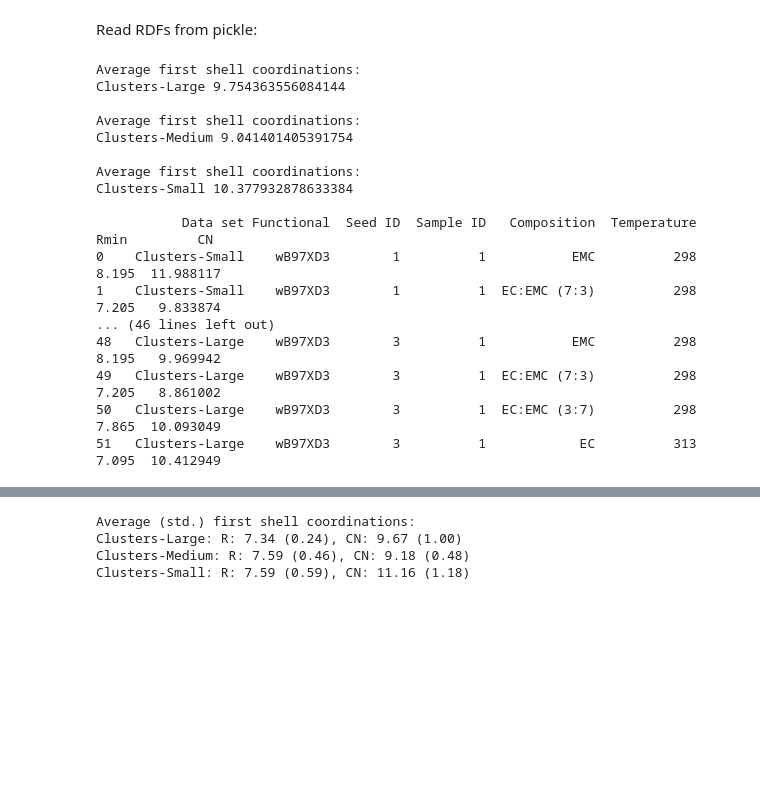
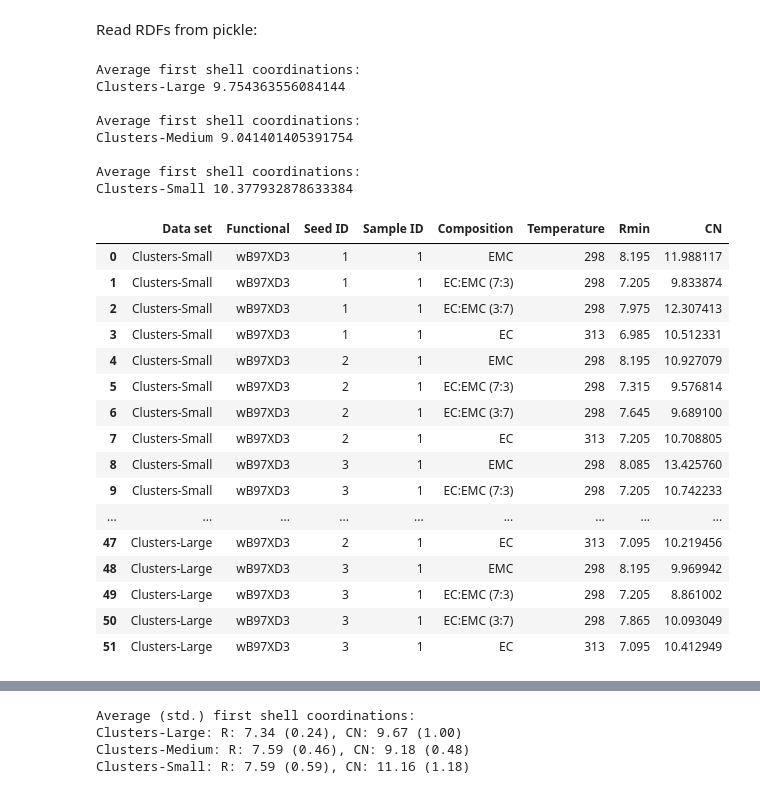
Before and after one commit to viktorsvahn/Limits_of_cluster_MLIPs, a Jupyter notebook: part2b-property_variability-cluster_data.ipynb, the cells around one changed output, grey strips where cells are left out. Drawn from its saved outputs; the diff is of its cells as text; code cells hidden in the pictures; blank space fills up the shorter version.

```diff
--- a/part2b-property_variability-cluster_data.ipynb
+++ b/part2b-property_variability-cluster_data.ipynb
@@ -1551,58 +908,58 @@ Read RDFs from pickle:
 rstart = 6
 id_width = 20
 
-
-
 radii = []
 for model,dsets in rdfs.items():
-    #print(model)
     training_data = model.split('_')[0]
     for dset,seeds in dsets.items():
         for seed,comps in seeds.items():
-            #print(seed)
             for comp, (g, r) in comps.items():
-                #print(comp)
                 if comp == 'EC': temp = 313
                 else: temp = 298
 
                 id0 = np.where(r>rstart)[0][0]
-
                 idhi = id0+id_width
                 rmin = min(r[id0:idhi])
                 idx = np.argmin(g[id0:idhi])
 
                 rho = number_densities[model][dset][seed][comp]
                 r_prime = r[:id0+idx]
                 g_prime = g[1:id0+idx]
                 v_shell = 4/3*np.pi*(r_prime[1:]**3-r_prime[:-1]**3)
                 N = sum(g_prime*v_shell*rho)
                 train_data, functional = model.split('_')
 
                 radii.append([training_data, functional, int(seed[-1]), int(dset[-1]), comp, temp, r[id0+idx], N])
 
 radii_df = pd.DataFrame(radii, columns=['Data set', 'Functional', 'Seed ID', 'Sample ID', 'Composition', 'Temperature', 'Rmin', 'CN'])
-#radii_df['Data set'] = radii_df['Data set'].map(data_map)
 for name, group in radii_df.groupby('Data set'):
     print('Average first shell coordinations:')
     print(name, group['CN'].mean(), '\n')
-print(radii_df.to_string())
-#radii_df
+radii_df
 # %% [output]
 Average first shell coordinations:
 Clusters-Large 9.754363556084144
 
 Average first shell coordinations:
 Clusters-Medium 9.041401405391754
 
 Average first shell coordinations:
 Clusters-Small 10.377932878633384
-
-           Data set Functional  Seed ID  Sample ID   Composition  Temperature   Rmin         CN
-0    Clusters-Small    wB97XD3        1          1           EMC          298  8.195  11.988117
-1    Clusters-Small    wB97XD3        1          1  EC:EMC (7:3)          298  7.205   9.833874
-... (46 lines left out)
-48   Clusters-Large    wB97XD3        3          1           EMC          298  8.195   9.969942
-49   Clusters-Large    wB97XD3        3          1  EC:EMC (7:3)          298  7.205   8.861002
-50   Clusters-Large    wB97XD3        3          1  EC:EMC (3:7)          298  7.865  10.093049
-51   Clusters-Large    wB97XD3        3          1            EC          313  7.095  10.412949
+|  | Data set | Functional | Seed ID | Sample ID | Composition | Temperature | Rmin | CN |
+| 0 | Clusters-Small | wB97XD3 | 1 | 1 | EMC | 298 | 8.195 | 11.988117 |
+| 1 | Clusters-Small | wB97XD3 | 1 | 1 | EC:EMC (7:3) | 298 | 7.205 | 9.833874 |
+| 2 | Clusters-Small | wB97XD3 | 1 | 1 | EC:EMC (3:7) | 298 | 7.975 | 12.307413 |
+| 3 | Clusters-Small | wB97XD3 | 1 | 1 | EC | 313 | 6.985 | 10.512331 |
+| 4 | Clusters-Small | wB97XD3 | 2 | 1 | EMC | 298 | 8.195 | 10.927079 |
+| 5 | Clusters-Small | wB97XD3 | 2 | 1 | EC:EMC (7:3) | 298 | 7.315 | 9.576814 |
+| 6 | Clusters-Small | wB97XD3 | 2 | 1 | EC:EMC (3:7) | 298 | 7.645 | 9.689100 |
+| 7 | Clusters-Small | wB97XD3 | 2 | 1 | EC | 313 | 7.205 | 10.708805 |
+| 8 | Clusters-Small | wB97XD3 | 3 | 1 | EMC | 298 | 8.085 | 13.425760 |
+| 9 | Clusters-Small | wB97XD3 | 3 | 1 | EC:EMC (7:3) | 298 | 7.205 | 10.742233 |
+| ... | ... | ... | ... | ... | ... | ... | ... | ... |
+| 47 | Clusters-Large | wB97XD3 | 2 | 1 | EC | 313 | 7.095 | 10.219456 |
+| 48 | Clusters-Large | wB97XD3 | 3 | 1 | EMC | 298 | 8.195 | 9.969942 |
+| 49 | Clusters-Large | wB97XD3 | 3 | 1 | EC:EMC (7:3) | 298 | 7.205 | 8.861002 |
+| 50 | Clusters-Large | wB97XD3 | 3 | 1 | EC:EMC (3:7) | 298 | 7.865 | 10.093049 |
+| 51 | Clusters-Large | wB97XD3 | 3 | 1 | EC | 313 | 7.095 | 10.412949 |
 # %%
```
Also changed, not shown: parts of 30 cells of this notebook, 1 other file.
